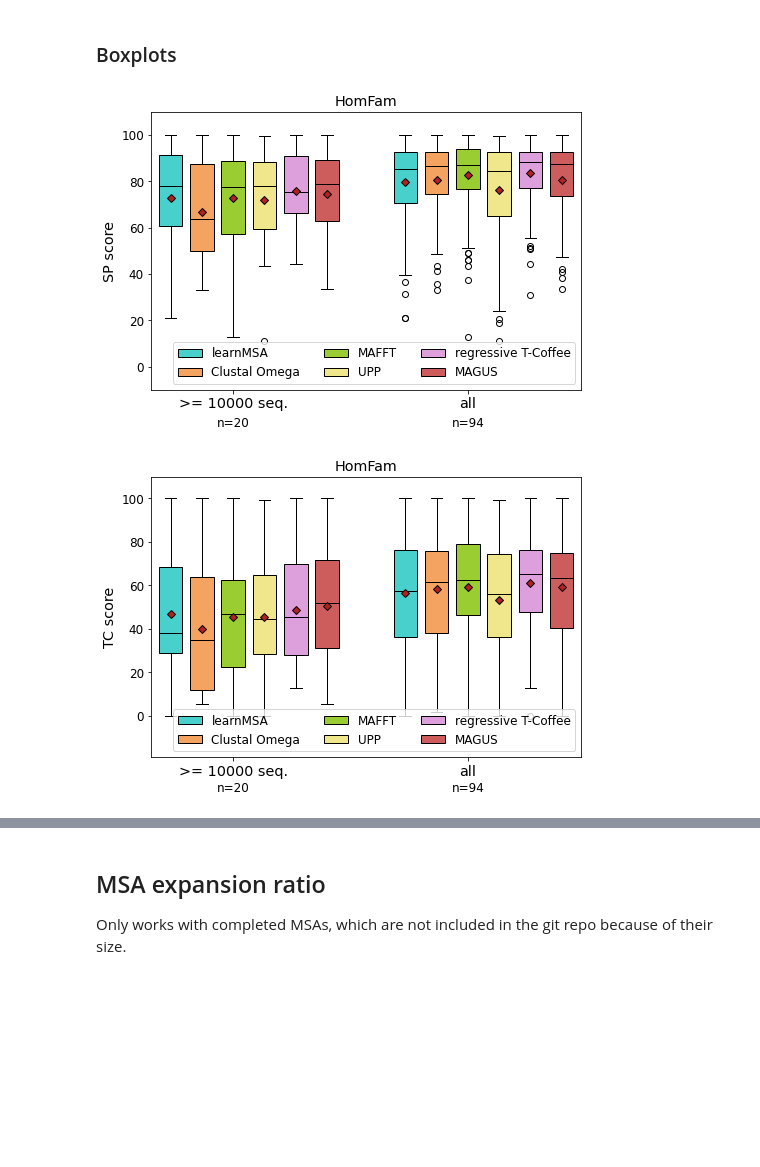
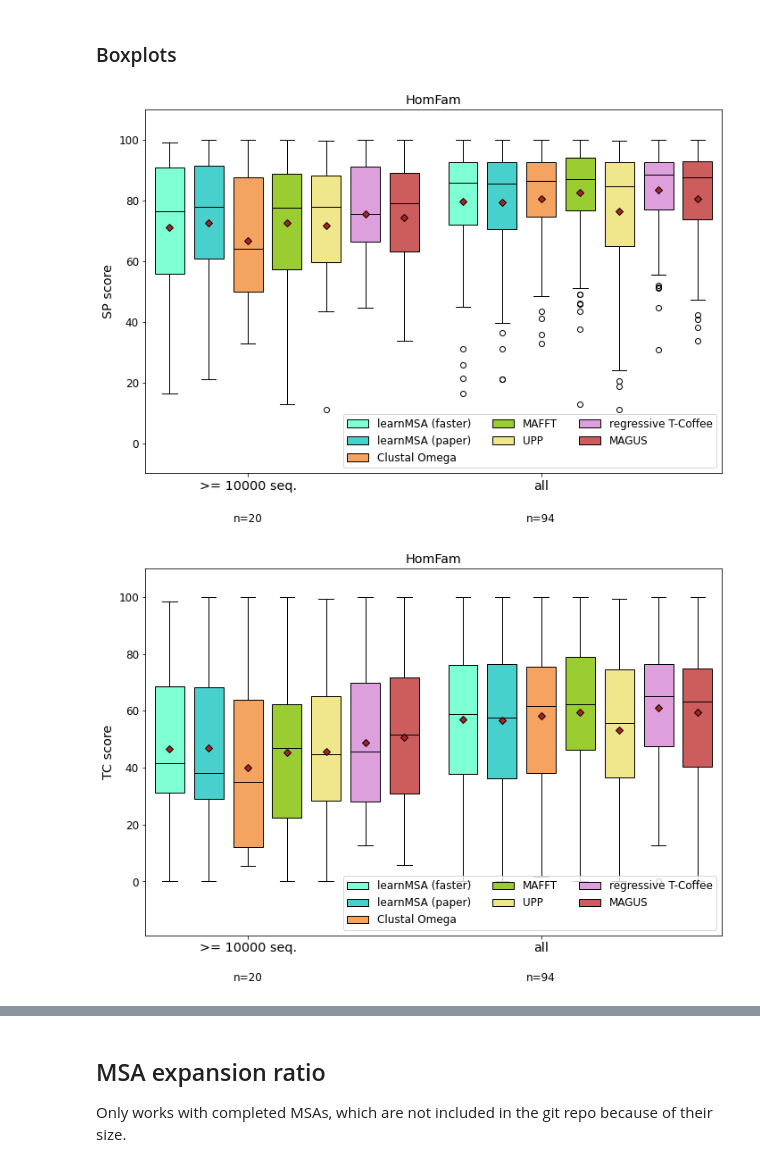
Before and after one commit to felbecker/MSA-HMM-Analysis, a Jupyter notebook: EvalExperiment.ipynb, the cells around one changed output, grey strips where cells are left out. Drawn from its saved outputs; the diff is of its cells as text; code cells hidden in the pictures; blank space fills up the shorter version.

Commit message:
added learnMSA_fast results and runime comparison, added a visualization of posterior state probs

```diff
--- a/EvalExperiment.ipynb
+++ b/EvalExperiment.ipynb
@@ -26,9 +26,9 @@ Comparison tools:
 Alignments were constructed on refs + homologs and scores computed for the induced alignment only on the reference sequences. SP and TC score were computed using t_coffee's -aln_compare option. The scores are computed with respect to all residues indepent of structural relevance.
 # %%
 datasets = ["homfam", "balifam100", "balifam10000", "balifrag", "large"]
-msa_methods = ["learnMSA_paper", "clustalo", "mafft", "upp", "reg", "MAGUS"]
-msa_method_names = ["learnMSA", "Clustal Omega", "MAFFT", "UPP", "regressive T-Coffee", "MAGUS"] #used in figures
-msa_method_colors = ["mediumturquoise", "sandybrown", "yellowgreen", "khaki", "plum", "indianred"]
+msa_methods = ["learnMSA_fast", "learnMSA_paper", "clustalo", "mafft", "upp", "reg", "MAGUS"]
+msa_method_names = ["learnMSA (faster)", "learnMSA (paper)", "Clustal Omega", "MAFFT", "UPP", "regressive T-Coffee", "MAGUS"] #used in figures
+msa_method_colors = ["aquamarine", "mediumturquoise", "sandybrown", "yellowgreen", "khaki", "plum", "indianred"]
 # %%
 def load_or_generate_stats(dir_path, df_filepath, ext, gaps):
     if not os.path.exists(df_filepath):
@@ -227,7 +227,7 @@ def score_diff_plot(results, ref_results, results_name, ref_name, legend, x_axis
 # %%
 for m, name in zip(msa_methods[1:], msa_method_names[1:]):
     legend = m == "mafft"
-    score_diff_plot(load_results("results/learnMSA_paper/learnMSA_paper.homfam.out"),
+    score_diff_plot(load_results("results/learnMSA_fast/learnMSA_fast.homfam.out"),
                     load_results("results/"+m+"/"+m+".homfam.out"),
                     "learnMSA", name, legend, "overlength")
     plt.savefig("fig/hmm_"+name+"_overlength.pdf", bbox_inches='tight')
@@ -295,7 +290,7 @@ def make_boxplots(hmm_scores,
         for scores in ref:
             ref_scores_arr[-1].append(get_scores(np.array(list(scores.values()))))
     #make plots
-    plt.rcParams["figure.figsize"] = (7, 5)
+    plt.rcParams["figure.figsize"] = (10, 7)
     plt.rcParams["font.size"] = 12
     fig = plt.figure()
     fig.patch.set_alpha(1)
@@ -347,36 +342,36 @@ def make_boxplots(hmm_scores,
 c = 1e6
 num_split = int(1e4)
 
 def split_by_num_seqs(results, dataset, num=num_split):
     lower, larger = {}, {}
     for family, scores in results.items():
         if get_tuple(stat_dfs[dataset]["train"], family)[0] < num:
             lower[family] = scores
         else:
             larger[family] = scores
     return [larger, results]
 
 def plot_by_num_seqs(score, ylim=(-10,110)):
-    make_boxplots(split_by_num_seqs(load_results("results/learnMSA_paper/learnMSA_paper.homfam.out", c_right=c), "homfam"),
+    make_boxplots(split_by_num_seqs(load_results("results/learnMSA_fast/learnMSA_fast.homfam.out", c_right=c), "homfam"),
                     [split_by_num_seqs(load_results("results/"+m+"/"+m+".homfam.out", c_right=c), "homfam") for m in msa_methods[1:]],
                   group_names=[">= "+str(num_split)+" seq.", "all"],#["all", "< "+str(num_split)+" seq.", ">= "+str(num_split)+" seq."],
                   names=msa_method_names,
                   colors=msa_method_colors,
                   plot_title= "HomFam",
                   score=score,
                  ylim=ylim)
 plot_by_num_seqs("sp")
 plt.savefig("fig/boxplots_sp_homfam.pdf", bbox_inches='tight')
 plt.savefig("fig/boxplots_sp_homfam.png")
 #plot_by_num_seqs("pairs")
 #plt.savefig("img/boxplots_pairs.pdf", bbox_inches='tight')
 plot_by_num_seqs("tc", ylim=(-19,110))
 plt.savefig("fig/boxplots_tc_homfam.pdf", bbox_inches='tight')
 #plot_by_num_seqs("column")
 #plt.savefig("img/boxplots_column.pdf", bbox_inches='tight')
 # %% [output]
-[figure, old version]
+[figure, new version]
-[figure, old version]
+[figure, new version]
 # %%
 names=["balifam10000", "balifrag", "balifam100"]
 
```
Also changed, not shown: parts of 5 cells of this notebook, 21 other files.
